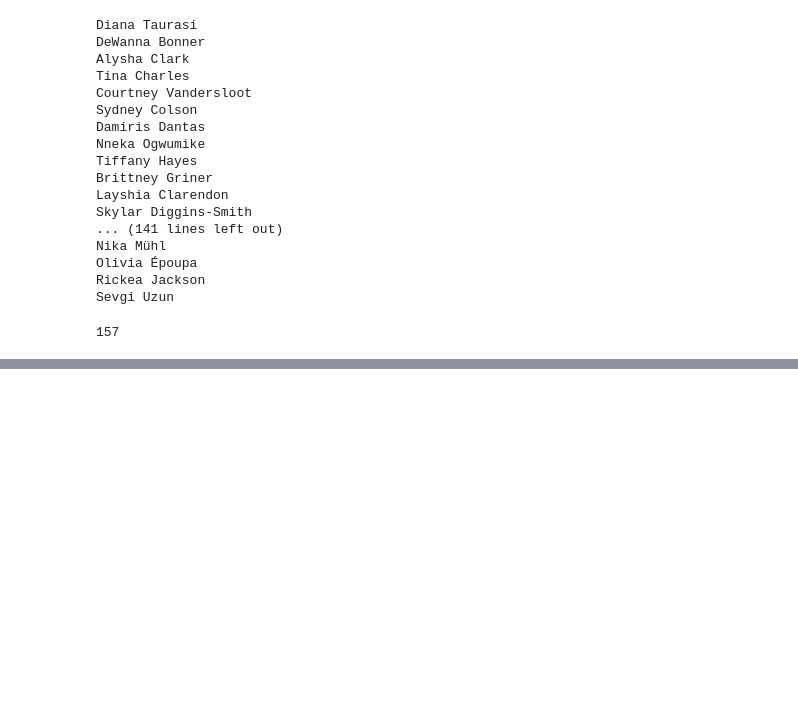
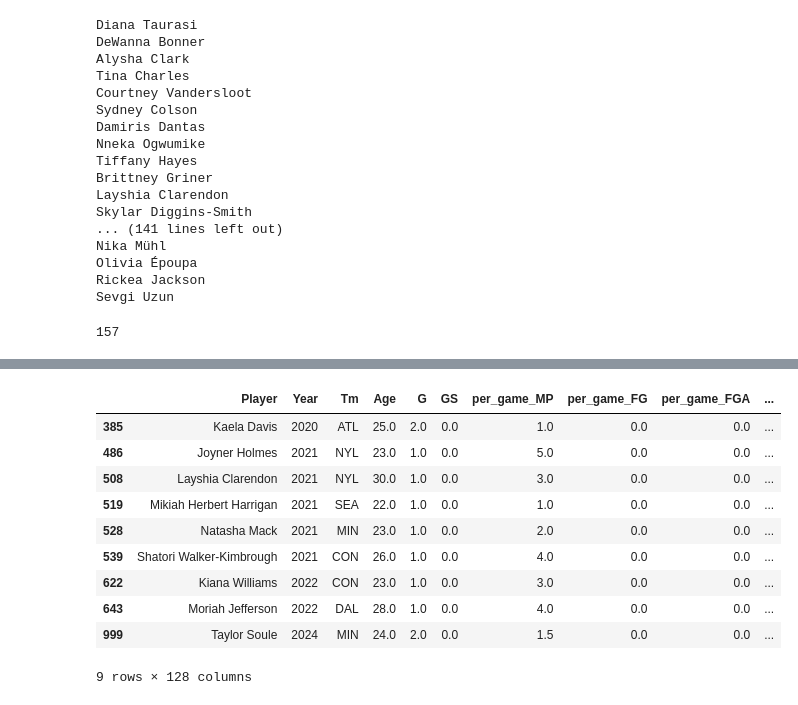
Before and after one commit to colterwood/LHL-final-final-project, a Jupyter notebook: notebooks/player_data.ipynb, the cells around one changed output, grey strips where cells are left out. Drawn from its saved outputs; the diff is of its cells as text; code cells hidden in the pictures; blank space fills up the shorter version.

```diff
--- a/notebooks/player_data.ipynb
+++ b/notebooks/player_data.ipynb
@@ -492,0 +743,6 @@ print(df.duplicated().sum())
+# %%
+# Identify the index of the target row
+idx = 375  # Replace with the correct index if it changes
+
+# Fill nulls in just that row with 0
+df.loc[idx] = df.loc[idx].fillna(0)
@@ -499,0 +789,3 @@ files.download("player_data.csv")
+# %%
+# Replace nulls with 0
+df[["pbp_Fouls Drawn_Shoot", "pbp_Fouls Drawn_Off."]] = df[["pbp_Fouls Drawn_Shoot", "pbp_Fouls Drawn_Off."]].fillna(0)
@@ -499,0 +820,15 @@ files.download("player_data.csv")
+# %%
+# Filter the DataFrame to show rows with null values in 'per_poss_ORtg'
+df[df["shooting_% of FGA by Distance_10-16"].isna()]
+# %% [output]
+|  | Player | Year | Tm | Age | G | GS | per_game_MP | per_game_FG | per_game_FGA | ... |
+| 385 | Kaela Davis | 2020 | ATL | 25.0 | 2.0 | 0.0 | 1.0 | 0.0 | 0.0 | ... |
+| 486 | Joyner Holmes | 2021 | NYL | 23.0 | 1.0 | 0.0 | 5.0 | 0.0 | 0.0 | ... |
+| 508 | Layshia Clarendon | 2021 | NYL | 30.0 | 1.0 | 0.0 | 3.0 | 0.0 | 0.0 | ... |
+| 519 | Mikiah Herbert Harrigan | 2021 | SEA | 22.0 | 1.0 | 0.0 | 1.0 | 0.0 | 0.0 | ... |
+| 528 | Natasha Mack | 2021 | MIN | 23.0 | 1.0 | 0.0 | 2.0 | 0.0 | 0.0 | ... |
+| 539 | Shatori Walker-Kimbrough | 2021 | CON | 26.0 | 1.0 | 0.0 | 4.0 | 0.0 | 0.0 | ... |
+| 622 | Kiana Williams | 2022 | CON | 23.0 | 1.0 | 0.0 | 3.0 | 0.0 | 0.0 | ... |
+| 643 | Moriah Jefferson | 2022 | DAL | 28.0 | 1.0 | 0.0 | 4.0 | 0.0 | 0.0 | ... |
+| 999 | Taylor Soule | 2024 | MIN | 24.0 | 2.0 | 0.0 | 1.5 | 0.0 | 0.0 | ... |
+9 rows × 128 columns
```
Also changed, not shown: parts of 67 cells of this notebook.
